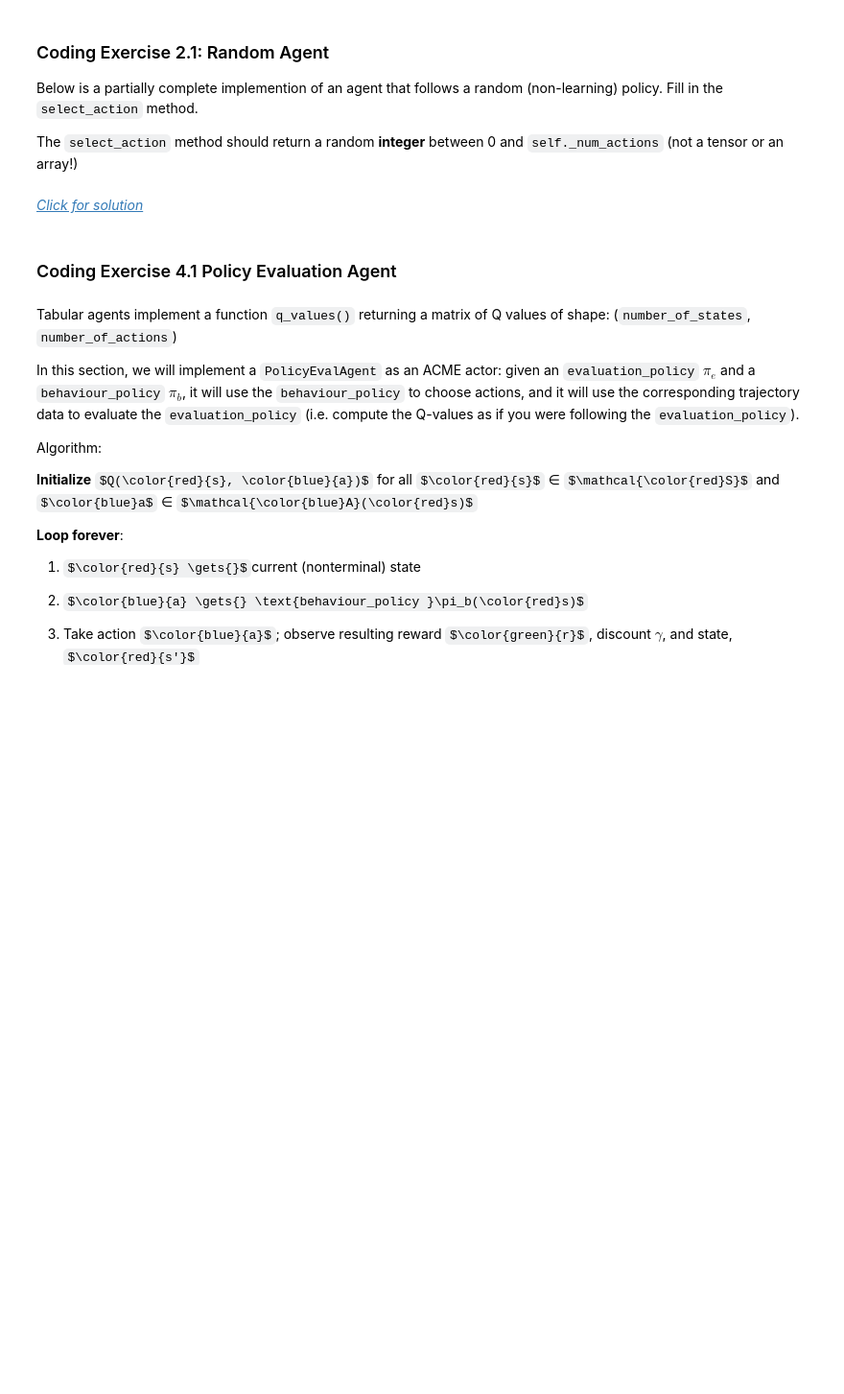
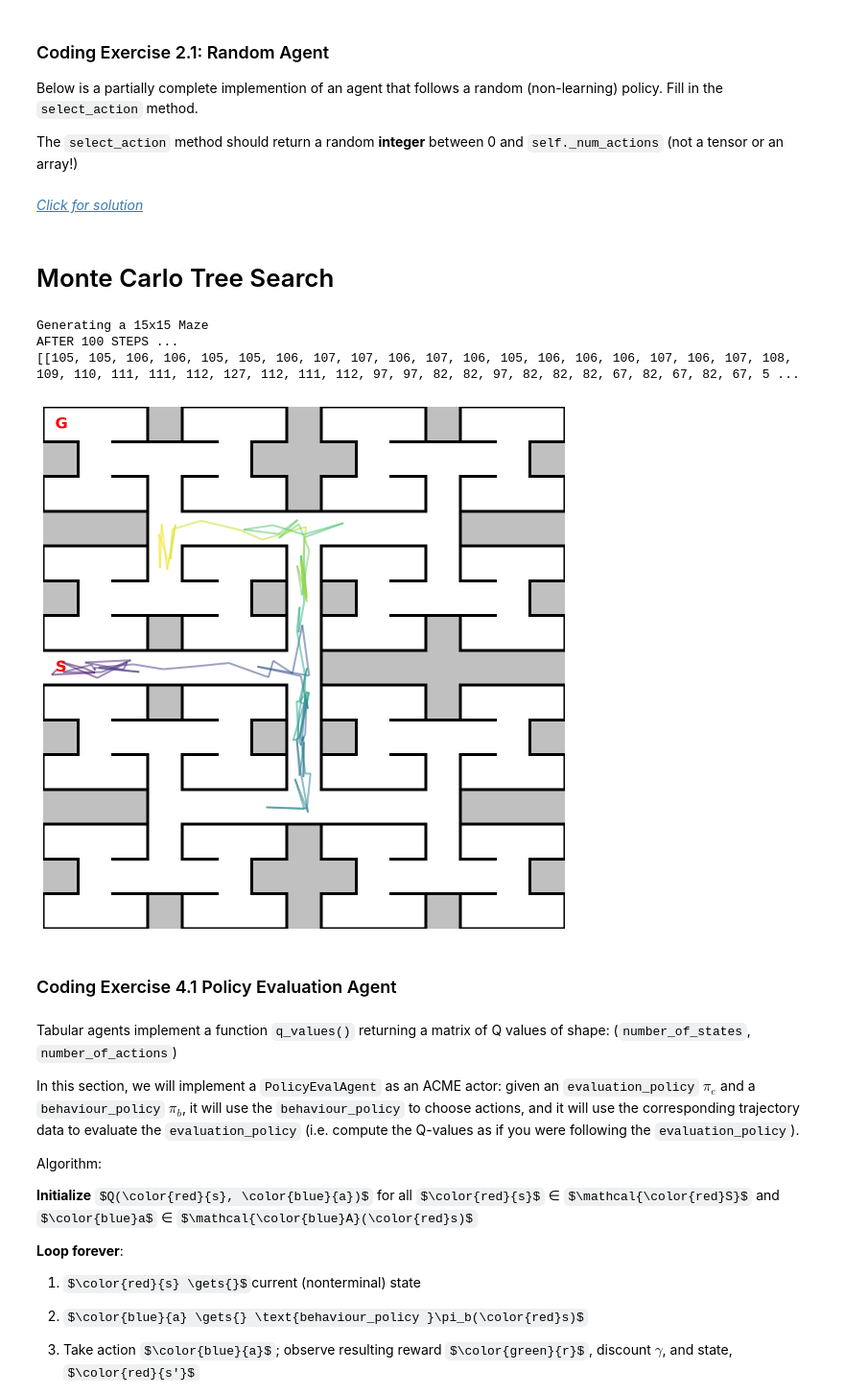
Before and after one commit to RajanDasgupta/agent-azur, a Jupyter notebook: AgentAZUR_MinimalCode.ipynb, the cells around one changed output. Shown at 96% size. Drawn from its saved outputs; the diff is of its cells as text; code cells hidden in the pictures; some formulas as TeX source; blank space fills up the shorter version.

```diff
--- a/AgentAZUR_MinimalCode.ipynb
+++ b/AgentAZUR_MinimalCode.ipynb
@@ -1192,7 +1192,11 @@ def run_loop(environment,
     # Make the first observation.
     agent.observe_first(timestep)
     try:
-      history.append(int(timestep.observation))
+      if isinstance(agent, mcts.MCTS):
+        xstate = environment._state[0]*environment.layout.shape[1] + environment._state[1]
+        history.append(xstate)
+      else:
+        history.append(int(timestep.observation))
     except:
       pass
 
@@ -1211,7 +1215,11 @@ def run_loop(environment,
       num_total_steps += 1
       episode_return += timestep.reward
       try:
-        history.append(int(timestep.observation))
+        if isinstance(agent, mcts.MCTS):
+          xstate = environment._state[0]*environment.layout.shape[1] + environment._state[1]
+          history.append(xstate)
+        else:
+          history.append(int(timestep.observation))
       except:
         pass
 
@@ -1340,3 +1350,5 @@ frames = evaluate(environment, agent, evaluation_episodes=1)
 
 # Visualize the random agent's episode.
 display_video(frames)
+# %% [markdown]
+# Monte Carlo Tree Search
@@ -1343,3 +1371,55 @@ display_video(frames)
+# %%
+# @title A single-process MCTS agent { form-width: "30%" }
+
+# Run the MCTS agent
+num_steps = 1e2 # @param {type:"number"}
+num_steps = int(num_steps)
+
+# Create the environment.
+# Maze parameters
+tasks_specifications = { "max_level":6, "goal_state":(0,0), "discount":0.9,
+          "penalty_for_walls":-5, "observation_type":ObservationType.GRID,
+          "max_episode_length":None  }
+# Instantiate
+grid = MazeWorld(**tasks_specifications)
+environment, environment_spec = setup_environment(grid)
+
+# Network for MCTS
+network = snt.Sequential([
+        snt.Flatten(),
+        snt.nets.MLP([50, 50]),
+        networks.PolicyValueHead(environment_spec.actions.num_values),
+    ])
+
+model = simulator.Simulator(grid)
+optimizer = snt.optimizers.Adam(1e-3)
+
+agent = mcts.MCTS(
+        environment_spec=environment_spec,
+        network=network,
+        model=model,
+        optimizer=optimizer,
+        n_step=1,
+        discount=1.,
+        replay_capacity=100,
+        num_simulations=10,
+        batch_size=10)
+
+# Create the agent.
+#agent = MCTS(environment_spec, epsilon=0.1, step_size=0.1)
+
+# Run the experiment and get the value functions from agent
+returns, steps, mcts_history = run_loop(environment=environment, agent=agent, num_steps=num_steps)
+print('AFTER {0:,} STEPS ...'.format(num_steps))
+print(mcts_history)
+
+# Plot trajectories from history
+environment.plot_grid(history=mcts_history[0])
+# %% [output]
+Generating a 15x15 Maze
+AFTER 100 STEPS ...
+[[105, 105, 106, 106, 105, 105, 106, 107, 107, 106, 107, 106, 105, 106, 106, 106, 107, 106, 107, 108, 109, 110, 111, 111, 112, 127, 112, 111, 112, 97, 97, 82, 82, 97, 82, 82, 82, 67, 82, 67, 82, 67, 5 ...
+[figure, added]
 # %% [markdown]
 ### Coding Exercise 4.1 Policy Evaluation Agent
 # %% [markdown]
```
Also changed, not shown: parts of 3 cells of this notebook.
